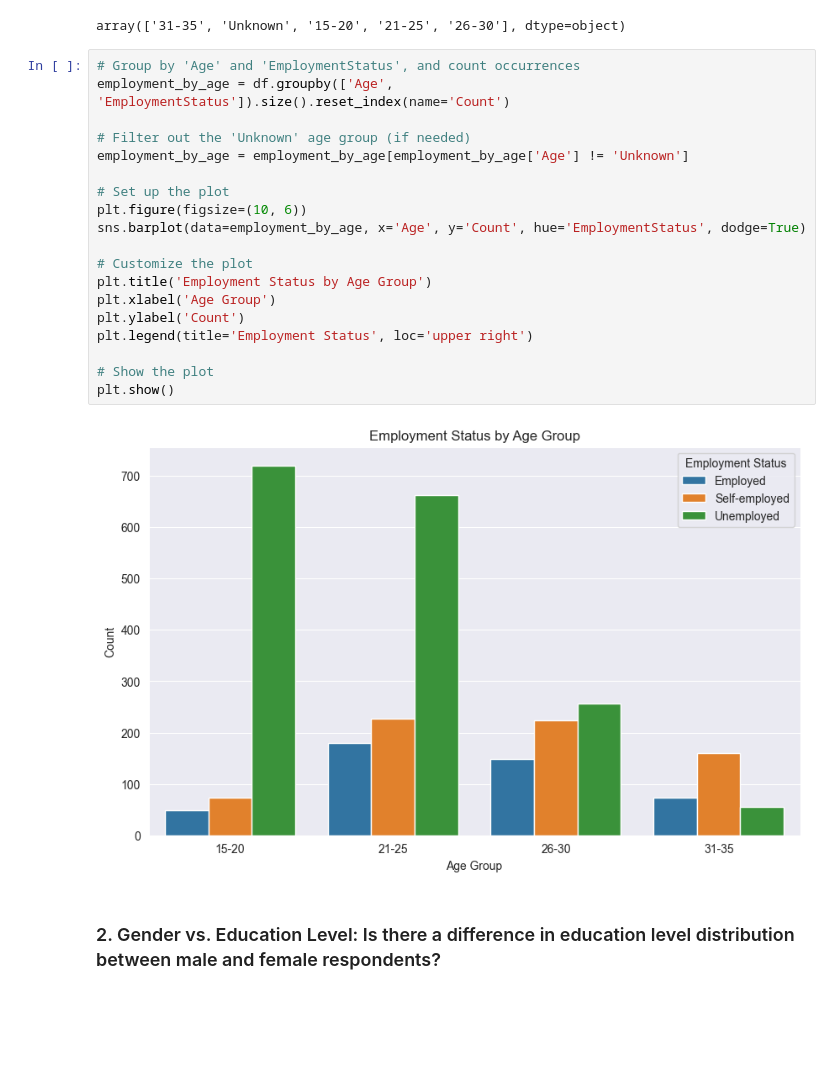
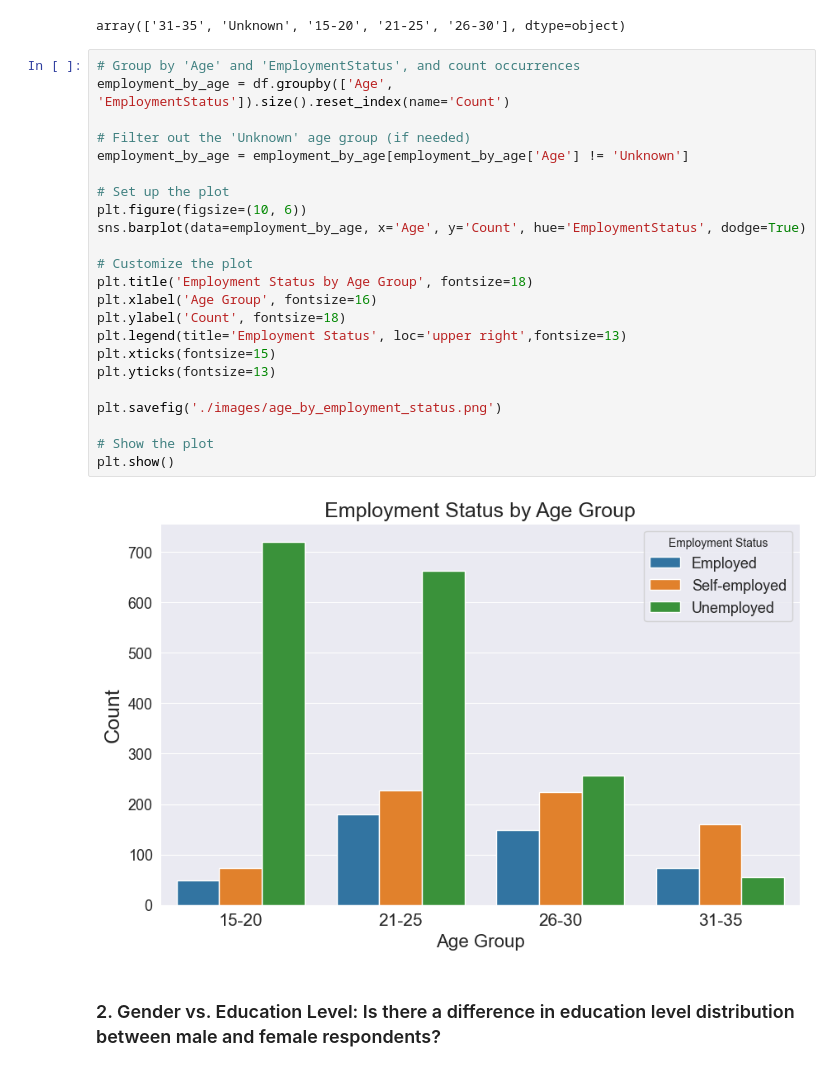
Before and after one commit to Emmanuel-Afrifa/Kofcity, a Jupyter notebook: notebook.ipynb, the cells around one changed output. Saved outputs shown, nothing was run; the diff lists cells and outputs as text; blank space fills up the shorter version.

Commit message:
I updated the plots

```diff
--- a/notebook.ipynb
+++ b/notebook.ipynb
@@ -2301,24 +2301,28 @@ array(['31-35', 'Unknown', '15-20', '21-25', '26-30'], dtype=object)
 # %%
 # Group by 'Age' and 'EmploymentStatus', and count occurrences
 employment_by_age = df.groupby(['Age', 'EmploymentStatus']).size().reset_index(name='Count')
 
 # Filter out the 'Unknown' age group (if needed)
 employment_by_age = employment_by_age[employment_by_age['Age'] != 'Unknown']
 
 # Set up the plot
 plt.figure(figsize=(10, 6))
 sns.barplot(data=employment_by_age, x='Age', y='Count', hue='EmploymentStatus', dodge=True)
 
 # Customize the plot
-plt.title('Employment Status by Age Group')
-plt.xlabel('Age Group')
-plt.ylabel('Count')
-plt.legend(title='Employment Status', loc='upper right')
+plt.title('Employment Status by Age Group', fontsize=18)
+plt.xlabel('Age Group', fontsize=16)
+plt.ylabel('Count', fontsize=18)
+plt.legend(title='Employment Status', loc='upper right',fontsize=13)
+plt.xticks(fontsize=15)
+plt.yticks(fontsize=13)
+
+plt.savefig('./images/age_by_employment_status.png')
 
 # Show the plot
 plt.show()
 # %% [output]
-[figure, old version]
+[figure, new version]
 # %% [markdown]
 ### 2. Gender vs. Education Level: Is there a difference in education level distribution between male and female respondents?
 # %%
```
Also changed, not shown: parts of 4 cells of this notebook, 5 other files.
